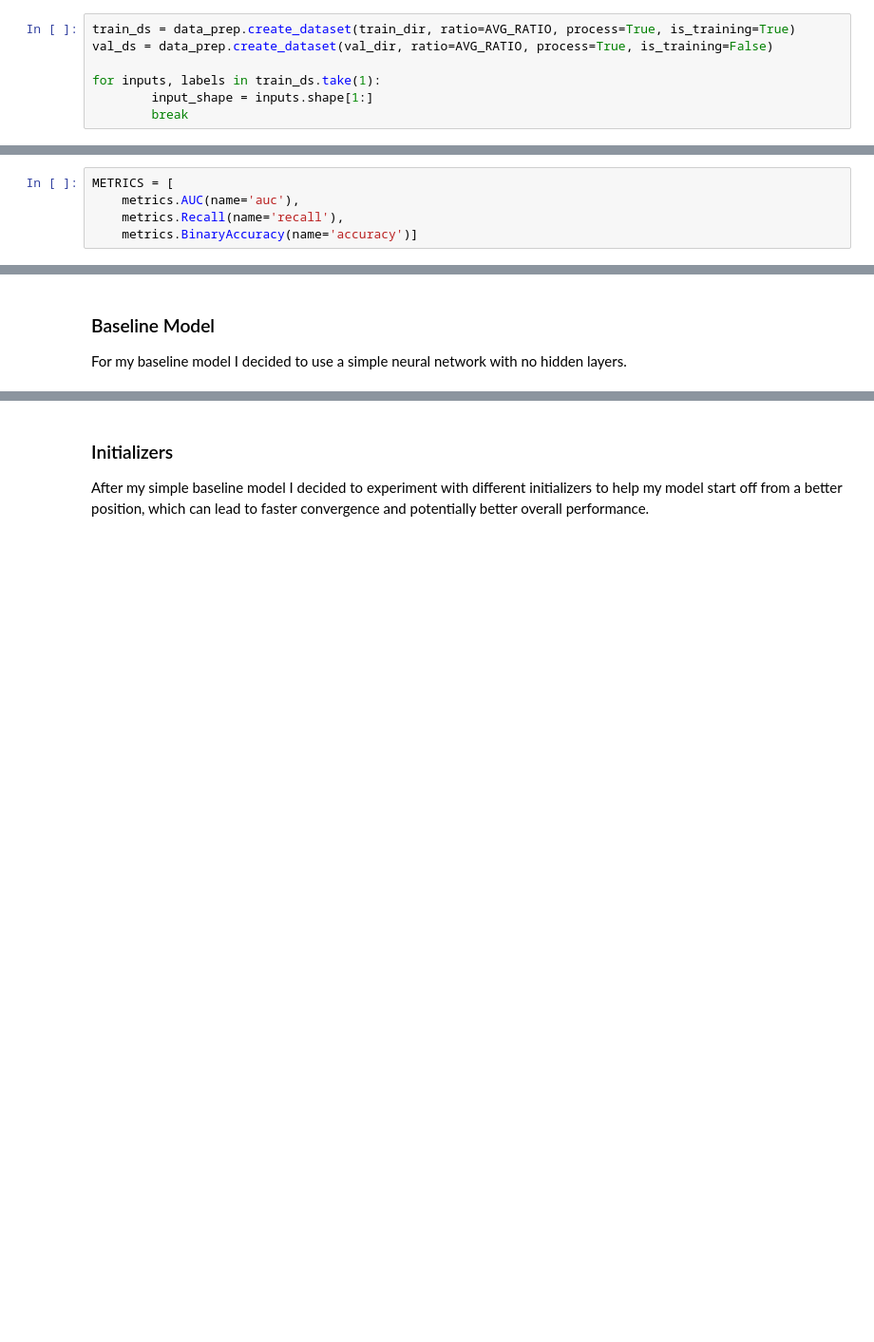
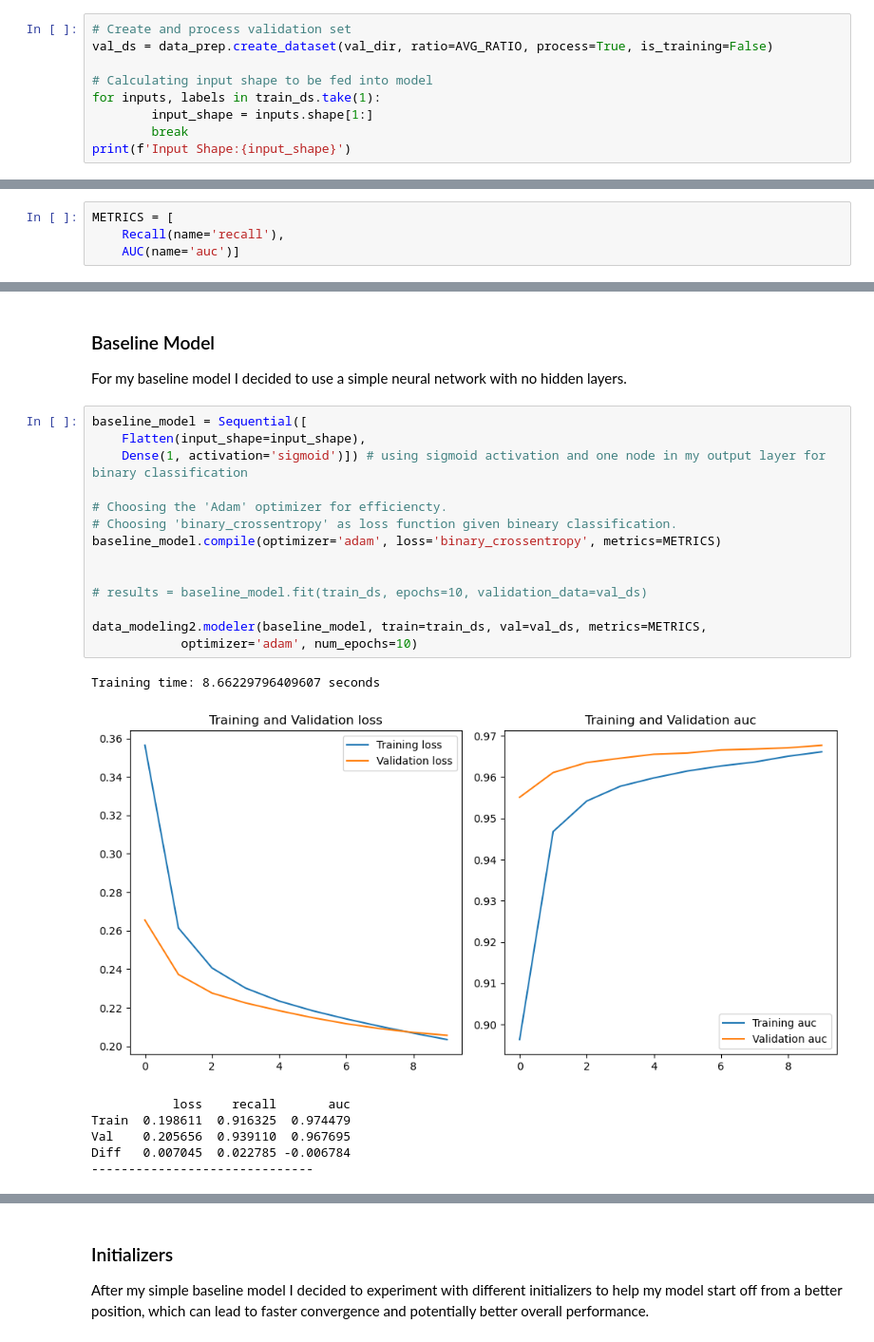
Before and after one commit to rlodetti/image_classification_project, a Jupyter notebook: Image Classification Project.ipynb, the cells around one changed output, grey strips where cells are left out. Shown at 95% size. Cells and saved outputs as stored; diff of their text form; blank space fills up the shorter version.

```diff
--- a/Image Classification Project.ipynb
+++ b/Image Classification Project.ipynb
@@ -282,7 +291,9 @@ Why are these choices appropriate given the data and the business problem?
 # %%
-train_ds = data_prep.create_dataset(train_dir, ratio=AVG_RATIO, process=True, is_training=True)
+# Create and process validation set
 val_ds = data_prep.create_dataset(val_dir, ratio=AVG_RATIO, process=True, is_training=False)
 
+# Calculating input shape to be fed into model
 for inputs, labels in train_ds.take(1):
         input_shape = inputs.shape[1:]
         break
+print(f'Input Shape:{input_shape}')
@@ -290,6 +304,5 @@ for inputs, labels in train_ds.take(1):
 For metrics, I chose Recall to emphasise the importance of minimizing false negatives, aka identifyijng a sick patient as healthy. I also included the Area under the ROC to give insight into the model's overall performance and to guard against merely labeling all cases as positive to achieve a high recall.
 # %%
 METRICS = [
-    metrics.AUC(name='auc'),
-    metrics.Recall(name='recall'),
-    metrics.BinaryAccuracy(name='accuracy')]
+    Recall(name='recall'),
+    AUC(name='auc')]
@@ -296,4 +332,26 @@ METRICS = [
 # %% [markdown]
 ### Baseline Model
 For my baseline model I decided to use a simple neural network with no hidden layers.
+# %%
+baseline_model = Sequential([
+    Flatten(input_shape=input_shape),
+    Dense(1, activation='sigmoid')]) # using sigmoid activation and one node in my output layer for binary classification
+
+# Choosing the 'Adam' optimizer for efficiencty.
+# Choosing 'binary_crossentropy' as loss function given bineary classification.
+baseline_model.compile(optimizer='adam', loss='binary_crossentropy', metrics=METRICS)
+
+
+# results = baseline_model.fit(train_ds, epochs=10, validation_data=val_ds)
+
+data_modeling2.modeler(baseline_model, train=train_ds, val=val_ds, metrics=METRICS,
+            optimizer='adam', num_epochs=10)
+# %% [output]
+Training time: 8.66229796409607 seconds
+[figure, added]
+           loss    recall       auc
+Train  0.198611  0.916325  0.974479
+Val    0.205656  0.939110  0.967695
+Diff   0.007045  0.022785 -0.006784
+------------------------------
 # %%
```
Also changed, not shown: parts of 36 cells of this notebook, 2 other files.
